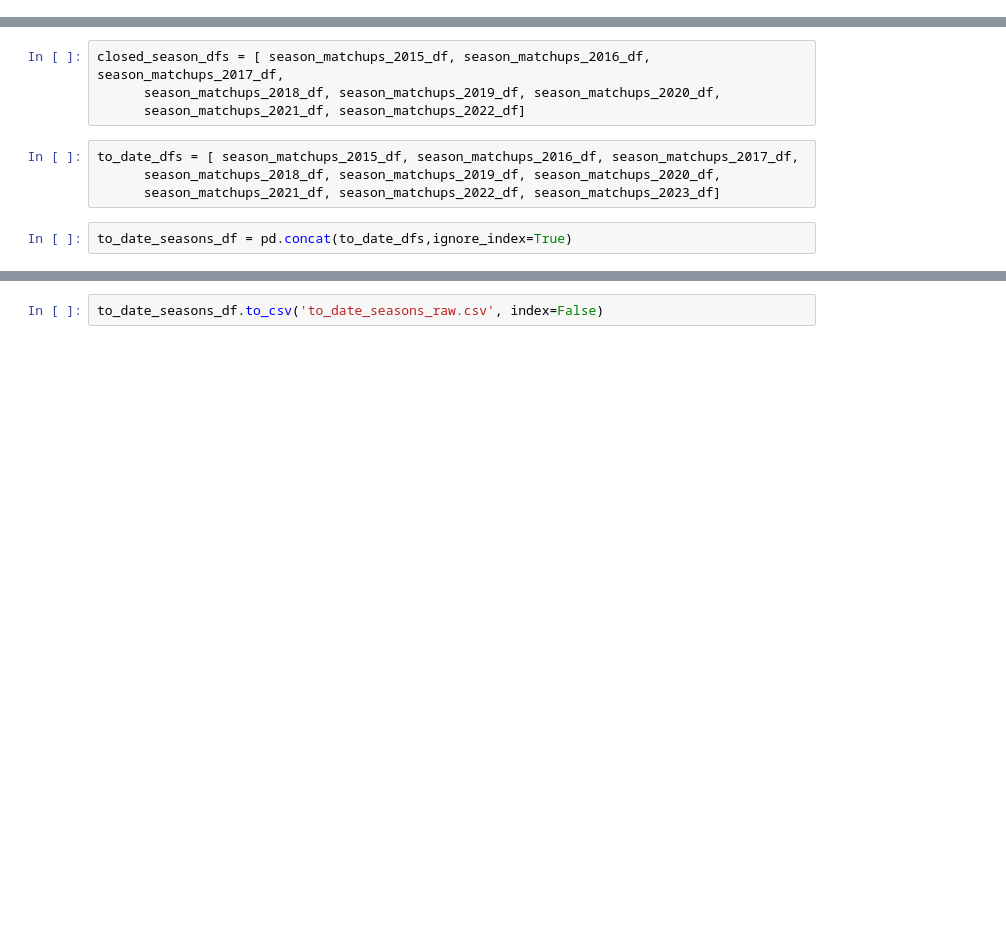
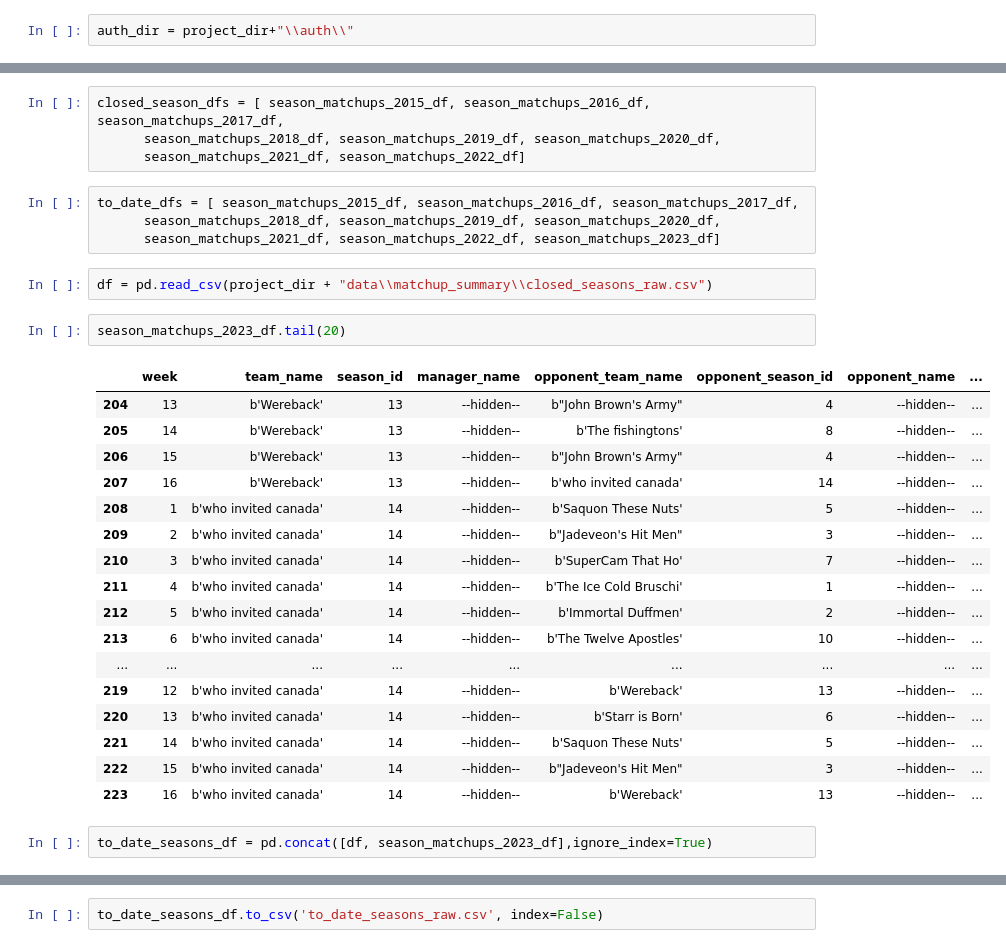
Before and after one commit to mikeminik/yahoo-ssff, a Jupyter notebook: code/matchups/matchups_data_generation.ipynb, the cells around one changed output, grey strips where cells are left out. Cells and saved outputs as stored; diff of their text form; blank space fills up the shorter version.

```diff
--- a/code/matchups/matchups_data_generation.ipynb
+++ b/code/matchups/matchups_data_generation.ipynb
@@ -15 +25,3 @@ import json
+# %%
+auth_dir = project_dir+"\\auth\\"
 # %%
@@ -77,5 +109,27 @@ closed_season_dfs = [ season_matchups_2015_df, season_matchups_2016_df, season_m
 to_date_dfs = [ season_matchups_2015_df, season_matchups_2016_df, season_matchups_2017_df,
       season_matchups_2018_df, season_matchups_2019_df, season_matchups_2020_df,
       season_matchups_2021_df, season_matchups_2022_df, season_matchups_2023_df]
+# %%
+df = pd.read_csv(project_dir + "data\\matchup_summary\\closed_seasons_raw.csv")
+# %%
+season_matchups_2023_df.tail(20)
+# %% [output]
+|  | week | team_name | season_id | manager_name | opponent_team_name | opponent_season_id | opponent_name | ... |
+| 204 | 13 | b'Wereback' | 13 | --hidden-- | b"John Brown's Army" | 4 | --hidden-- | ... |
+| 205 | 14 | b'Wereback' | 13 | --hidden-- | b'The fishingtons' | 8 | --hidden-- | ... |
+| 206 | 15 | b'Wereback' | 13 | --hidden-- | b"John Brown's Army" | 4 | --hidden-- | ... |
+| 207 | 16 | b'Wereback' | 13 | --hidden-- | b'who invited canada' | 14 | --hidden-- | ... |
+| 208 | 1 | b'who invited canada' | 14 | --hidden-- | b'Saquon These Nuts' | 5 | --hidden-- | ... |
+| 209 | 2 | b'who invited canada' | 14 | --hidden-- | b"Jadeveon's Hit Men" | 3 | --hidden-- | ... |
+| 210 | 3 | b'who invited canada' | 14 | --hidden-- | b'SuperCam That Ho' | 7 | --hidden-- | ... |
+| 211 | 4 | b'who invited canada' | 14 | --hidden-- | b'The Ice Cold Bruschi' | 1 | --hidden-- | ... |
+| 212 | 5 | b'who invited canada' | 14 | --hidden-- | b'Immortal Duffmen' | 2 | --hidden-- | ... |
+| 213 | 6 | b'who invited canada' | 14 | --hidden-- | b'The Twelve Apostles' | 10 | --hidden-- | ... |
+| ... | ... | ... | ... | ... | ... | ... | ... | ... |
+| 219 | 12 | b'who invited canada' | 14 | --hidden-- | b'Wereback' | 13 | --hidden-- | ... |
+| 220 | 13 | b'who invited canada' | 14 | --hidden-- | b'Starr is Born' | 6 | --hidden-- | ... |
+| 221 | 14 | b'who invited canada' | 14 | --hidden-- | b'Saquon These Nuts' | 5 | --hidden-- | ... |
+| 222 | 15 | b'who invited canada' | 14 | --hidden-- | b"Jadeveon's Hit Men" | 3 | --hidden-- | ... |
+| 223 | 16 | b'who invited canada' | 14 | --hidden-- | b'Wereback' | 13 | --hidden-- | ... |
 # %%
-to_date_seasons_df = pd.concat(to_date_dfs,ignore_index=True)
+to_date_seasons_df = pd.concat([df, season_matchups_2023_df],ignore_index=True)
```
Also changed, not shown: parts of 8 cells of this notebook, 4 other files.
